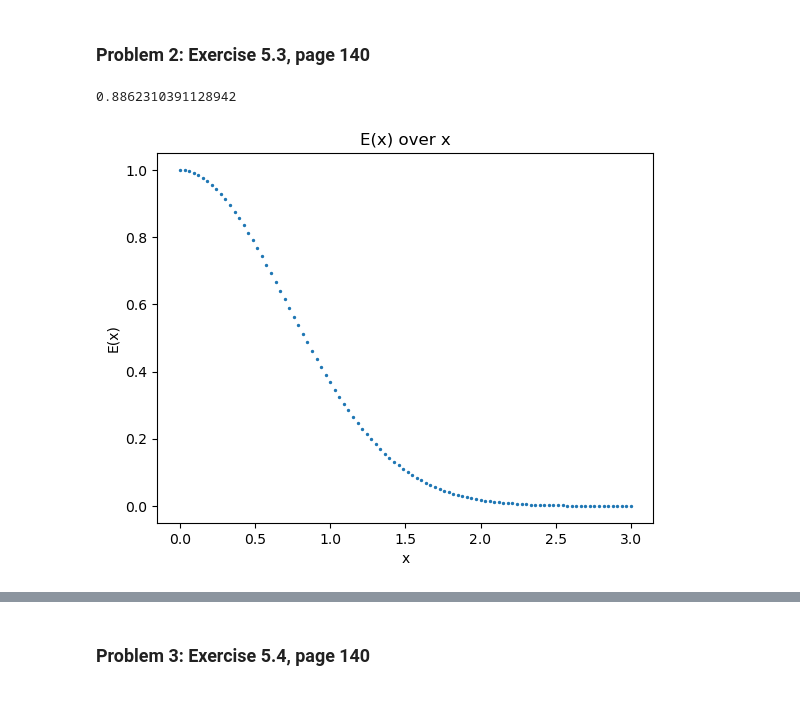
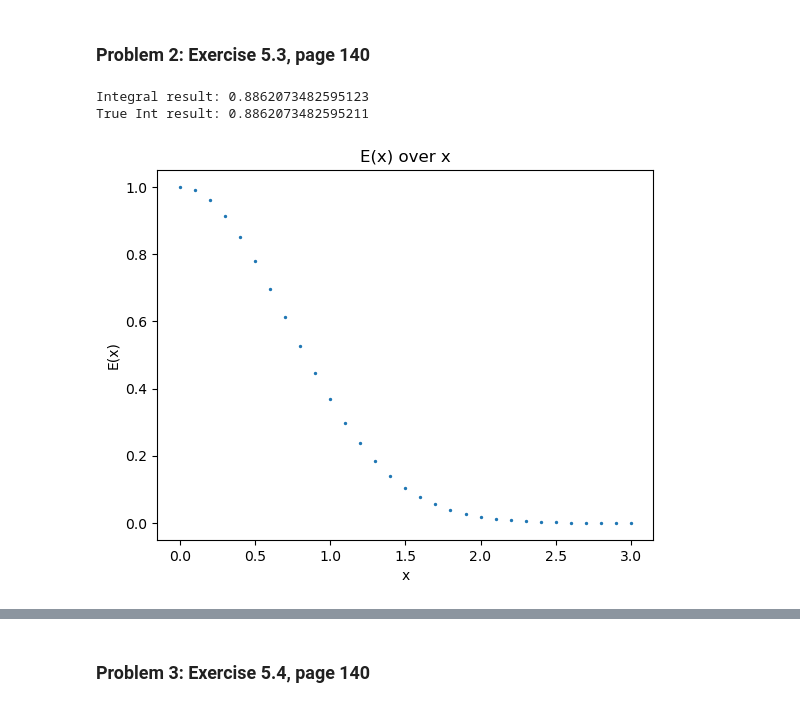
Before and after one commit to LDeGroot-Wooster/CompPhys26, a Jupyter notebook: General/Homework04_KristenTownsend.ipynb, the cells around one changed output, grey strips where cells are left out. Drawn from its saved outputs; the diff is of its cells as text; code cells hidden in the pictures.

```diff
--- a/General/Homework04_KristenTownsend.ipynb
+++ b/General/Homework04_KristenTownsend.ipynb
@@ -91,7 +101,7 @@ def simpsons_int(a,b,N,f):
     # func = function that you are integrating, should be a user-defined function
 
     # calculate h - width of each step
-    h = 0.1 # cut h even smaller
+    h = (b-a) / N
 
     # evaluate using simpson's rule
     s = f(a) + f(b)
@@ -110,26 +120,32 @@ a = 0.0
 b = 3.0
 N = 1000
 
+# compute E(x) from 0 to 3 in steps of 0.1
+x_values = np.arange(0, 3.1, 0.1)
+
+# testing function -> it's correct!
 result = simpsons_int(a,b,N,E)
-print(result)
+print("Integral result:", result)
+
+# test with actual answer
+real_result = math.sqrt(math.pi) * math.erf(3) / 2
+print("True Int result:", real_result)
 # %% [output]
-0.8862310391128942
+Integral result: 0.8862073482595123
+True Int result: 0.8862073482595211
 # %%
 # part b
-# make an array of x values
-x_val = np.linspace(0.0, 3.0, 100)
-
 # plot it
-plt.scatter(x_val, E(x_val), s=2)
+plt.scatter(x_values, E(x_values), s=2)
 
 # labels
 plt.title('E(x) over x')
 plt.ylabel('E(x)')
 plt.xlabel('x')
 
 plt.show()
 # %% [output]
-[figure, old version]
+[figure, new version]
 # %% [markdown]
 #### Explanation:
 
```
Also changed, not shown: parts of 13 cells of this notebook, 2 other files.
